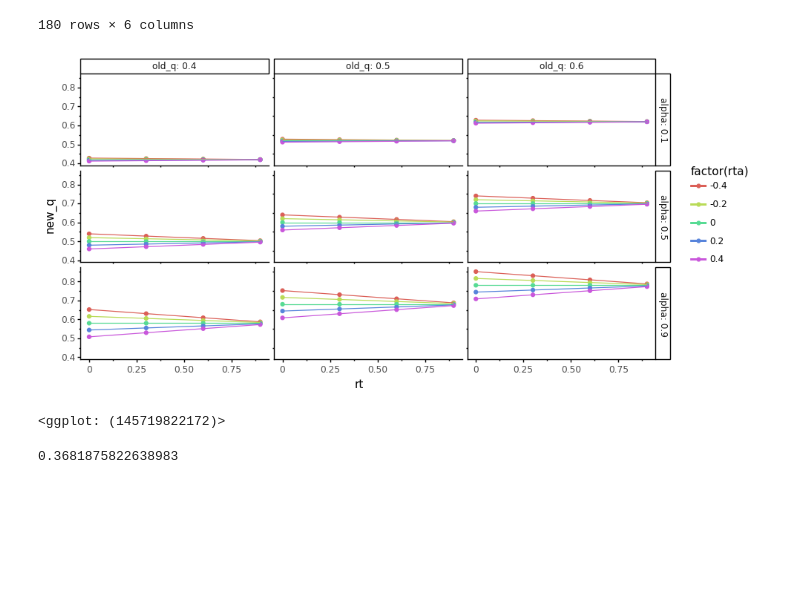
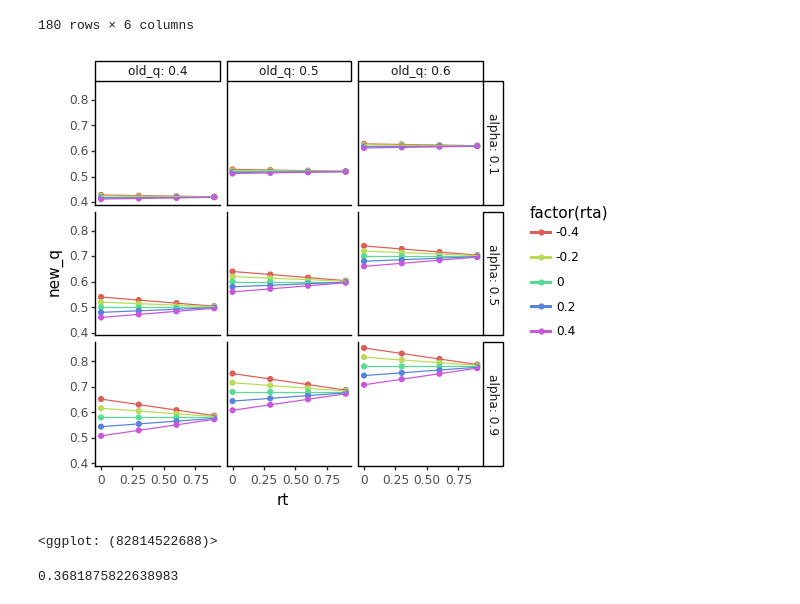
Before and after one commit to MariaEckstein/SLCN, a Jupyter notebook: models/4_AnalyzeMouseModels.ipynb, the cells around one changed output. Drawn from its saved outputs; the diff is of its cells as text; code cells hidden in the pictures; blank space fills up the shorter version.

```diff
--- a/models/4_AnalyzeMouseModels.ipynb
+++ b/models/4_AnalyzeMouseModels.ipynb
@@ -88,5 +118,6 @@ for row in range(len(fits_)):
 animal_colnames = ['fullID', 'agegroup', 'sex', 'age', 'animal']
 for col in animal_colnames[1:]:
     fits_[col] = fits_.fullID.apply(get_info_from_fullID, column_name=col)
+fits_['rt_param_letter'] = fits_.model_name.apply(model_2rt_param_letter)
 fits_
 # %% [output]
@@ -291,6 +317,7 @@ def plot_meta_params(data, winning_model_name):
 def plot_agegroup_params(data, winning_model_name):
 
     ## Males only
+    gg.options.figure_size = (8, 5)
     sub_dat_male = data[data.sex == 'Male']
     g_m = (gg.ggplot(sub_dat_male, gg.aes('agegroup', 'param_value', fill='agegroup'))
      + gg.stat_summary(geom='bar', position=gg.position_dodge)
@@ -308,6 +335,7 @@ def plot_agegroup_params(data, winning_model_name):
     g_f = g_m
     g_f.data = data[data.sex == 'Female']
     g_f.save(os.path.join(plot_save_dir, '12_ParamsAgegroupFemale_{}.png'.format(winning_model_name)))
+    gg.options.figure_size = (5, 5)
 
     return g_f
 
@@ -316,6 +344,7 @@ def plot_agegroup_params(data, winning_model_name):
 # %%
 def plot_age_params(data, winning_model_name, file_name_sub=''):
 
+    gg.options.figure_size = (8, 5)
     g = (gg.ggplot(data, gg.aes('age', 'param_value', color='sex'))
      + gg.geom_point()
      + gg.geom_smooth(color='black')
@@ -324,6 +353,7 @@ def plot_age_params(data, winning_model_name, file_name_sub=''):
      + gg.labs(x='Age', y='')
     )
     g.save(os.path.join(plot_save_dir, '13_ParamsAge_{}{}.png'.format(winning_model_name, file_name_sub)))
+    gg.options.figure_size = (5, 5)
 
     return g
 
@@ -343,0 +374,16 @@ update_q(old_q=0.5, alpha=0.5, rpe=0.2, rt=0.2, rta=-0.2)
+# %%
+for plotted_model_name in winning_model_names:
+
+    print('Plotting {}.'.format(plotted_model_name))
+
+    # Subset model data
+    win_mod_sub = all_params_long.model == plotted_model_name
+    not_nan_sub = np.invert(np.isnan(all_params_long.loc[win_mod_sub, 'param_value']))
+    sub_dat = all_params_long[np.logical_and(win_mod_sub, not_nan_sub)]
+
+    # Plot
+    gg.options.figure_size = (5, 4)
+    plot_session_params(sub_dat, plotted_model_name)
+    plot_meta_params(sub_dat, plotted_model_name)
+    plot_agegroup_params(sub_dat, plotted_model_name)
+    plot_age_params(sub_dat, plotted_model_name)
@@ -376,21 +475,21 @@ rta_dat
 # %%
 # Bottom line:
     # positive rta: longer rts => larger updates
     # negative rta: longer rts => smaler updates
     # rta == 0: no effect of rts on updates
     # larger alpha: larger effect of rts
     # larger old_q: no difference
-gg.options.figsize = (5, 5)
+gg.options.figure_size = (5, 5)
 g = (gg.ggplot(rta_dat, gg.aes('rt', 'new_q', color='factor(rta)'))
      + gg.geom_point()
      + gg.geom_line()
      + gg.facet_grid('alpha ~ old_q', labeller='label_both')
 )
 g.save(os.path.join(plot_save_dir, '20_Understand_rta.png'))
 g
 # %% [output]
-[figure, old version]
+[figure, new version]
-<ggplot: (145719822172)>
+<ggplot: (82814522688)>
 # %%
 def p_from_qs(q_diff, beta, bias, rtb, rt):
 
```
Also changed, not shown: parts of 26 cells of this notebook, 30 other files.
